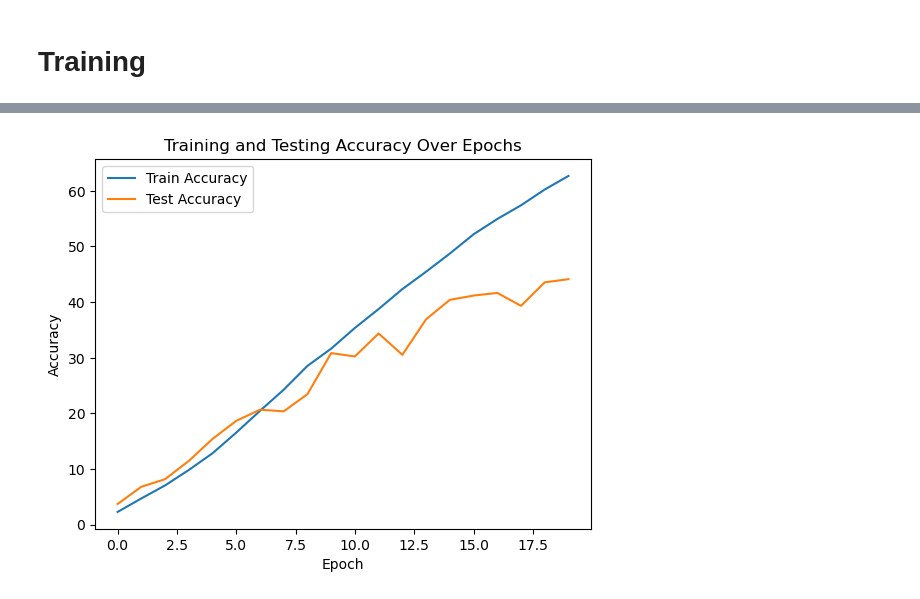
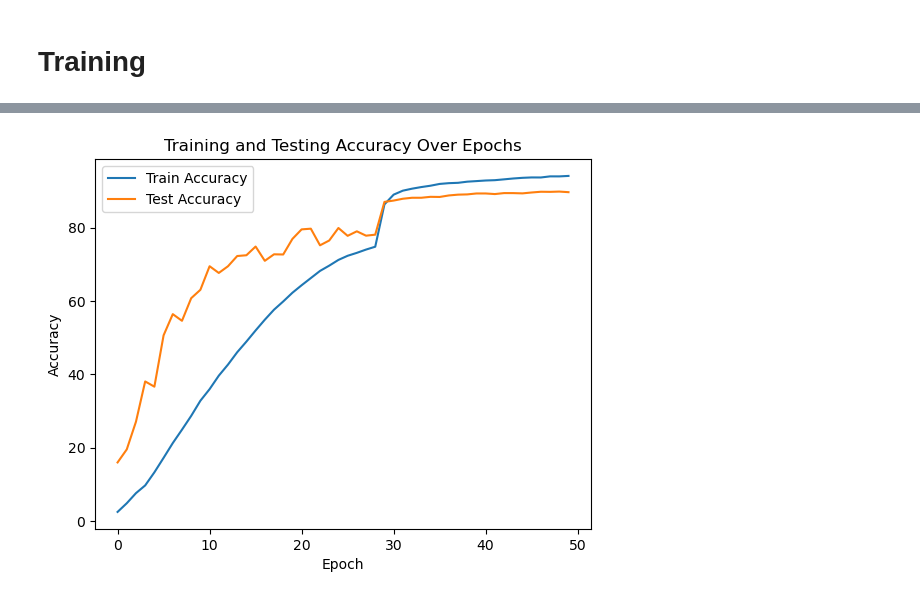
Before and after one commit to DoDoanHoangDu/Cat-and-Dog-Breeds-Classification, a Jupyter notebook: DogBreed.ipynb, the cells around one changed output, grey strips where cells are left out. Drawn from its saved outputs; the diff is of its cells as text; code cells hidden in the pictures.

```diff
--- a/DogBreed.ipynb
+++ b/DogBreed.ipynb
@@ -265,18 +265,27 @@ def test_the_model(model, test_dataloader):
             labels = labels.to(device)
 
             outputs = model(images)
+
+            # Apply softmax to get probabilities
+            probabilities = torch.softmax(outputs, dim=1)
+
+            # Calculate loss
             loss = criterion(outputs, labels)
 
-            _, predicted = torch.max(outputs.data, 1)
+            # Get the top 5 predicted labels for each sample
+            _, top5_preds = torch.topk(probabilities, k=5, dim=1)
+
+            # Check if the true label is in the top 5 predicted labels
+            correct += torch.sum(top5_preds.eq(labels.view(-1, 1))).item()
+
             total += labels.size(0)
-            correct += (predicted == labels).sum().item()
-
             running_loss += loss.item()
 
-    # Calculate test accuracy
+    # Calculate test accuracy based on top-5 predictions
     accuracy = (correct / total) * 100
     avg_loss = running_loss / len(test_dataloader)
     return accuracy, avg_loss
+
 
 def train_the_model(num_epochs=5, grad_clip=1.0):
     accuracies = []
@@ -343,5 +352,5 @@ def train_the_model(num_epochs=5, grad_clip=1.0):
 
     return best_model
 # %%
-result_model = train_the_model(20)
+result_model = train_the_model(50)
 # %% [output]
@@ -365 +374 @@ Epoch 20/20, Train Loss: 1.2795, Train Accuracy: 62.68%, Test Loss: 2.1223, Test
-[figure, old version]
+[figure, new version]
```
Also changed, not shown: parts of 3 cells of this notebook.
